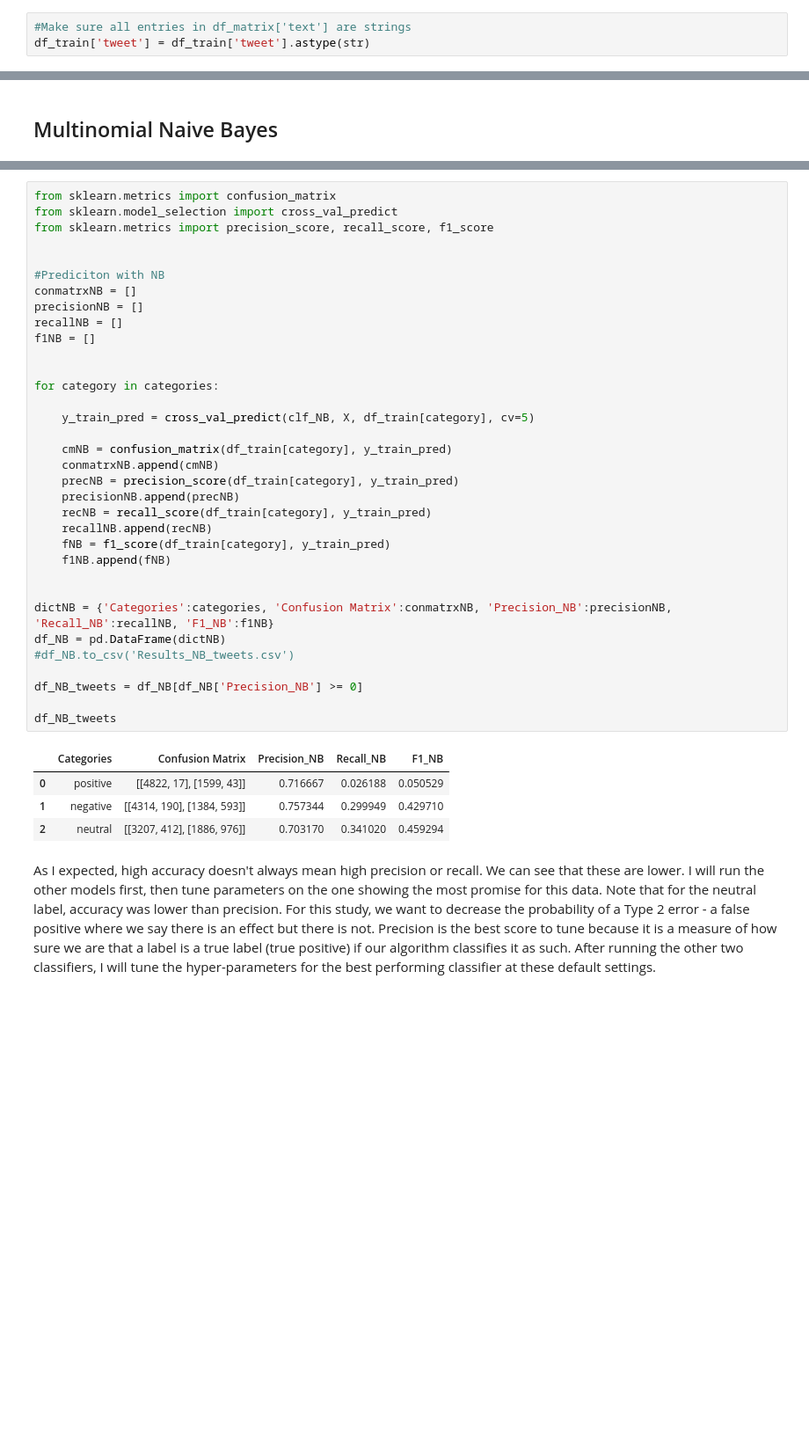
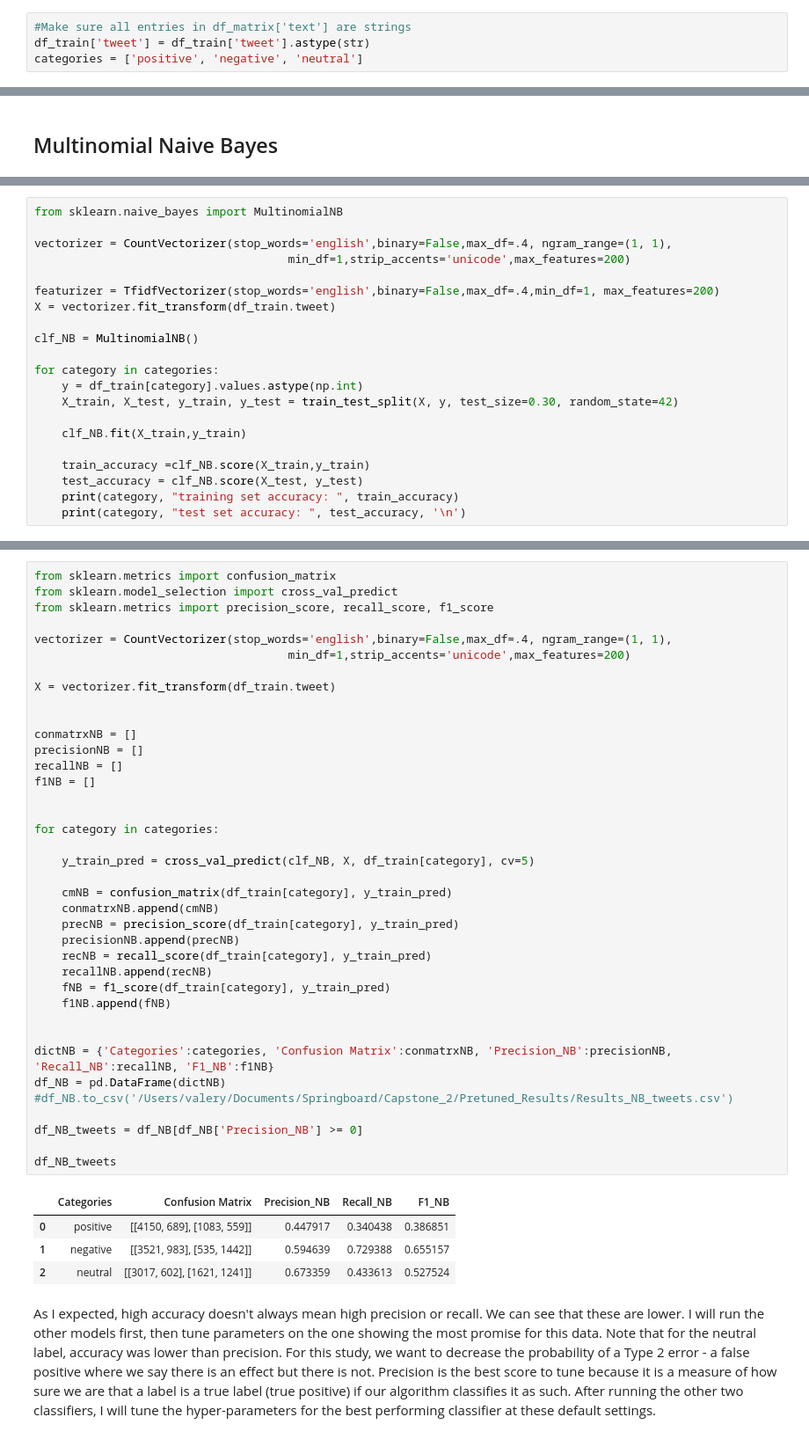
Before and after one commit to ValeryLynn/National-Patterns-in-Race-Tweets, a Jupyter notebook: VLynn_racial_tweets_training.ipynb, the cells around one changed output, grey strips where cells are left out. Shown at 88% size. Drawn from its saved outputs; the diff is of its cells as text; blank space fills up the shorter version.

```diff
--- a/VLynn_racial_tweets_training.ipynb
+++ b/VLynn_racial_tweets_training.ipynb
@@ -76,3 +85,4 @@ Index(['tweetidg', 'tweet', 'positive', 'negative', 'neutral'], dtype='object')
 # %%
 #Make sure all entries in df_matrix['text'] are strings
 df_train['tweet'] = df_train['tweet'].astype(str)
+categories = ['positive', 'negative', 'neutral']
@@ -174,0 +102,21 @@ Neutral - test set accuracy:  0.6519280205655527
+# %%
+from sklearn.naive_bayes import MultinomialNB
+
+vectorizer = CountVectorizer(stop_words='english',binary=False,max_df=.4, ngram_range=(1, 1),
+                                     min_df=1,strip_accents='unicode',max_features=200)
+
+featurizer = TfidfVectorizer(stop_words='english',binary=False,max_df=.4,min_df=1, max_features=200)
+X = vectorizer.fit_transform(df_train.tweet)
+
+clf_NB = MultinomialNB()
+
+for category in categories:
+    y = df_train[category].values.astype(np.int)
+    X_train, X_test, y_train, y_test = train_test_split(X, y, test_size=0.30, random_state=42)
+
+    clf_NB.fit(X_train,y_train)
+
+    train_accuracy =clf_NB.score(X_train,y_train)
+    test_accuracy = clf_NB.score(X_test, y_test)
+    print(category, "training set accuracy: ", train_accuracy)
+    print(category, "test set accuracy: ", test_accuracy, '\n')
@@ -179,39 +136,43 @@ from sklearn.metrics import confusion_matrix
 from sklearn.model_selection import cross_val_predict
 from sklearn.metrics import precision_score, recall_score, f1_score
 
+vectorizer = CountVectorizer(stop_words='english',binary=False,max_df=.4, ngram_range=(1, 1),
+                                     min_df=1,strip_accents='unicode',max_features=200)
 
-#Prediciton with NB
+X = vectorizer.fit_transform(df_train.tweet)
+
+
 conmatrxNB = []
 precisionNB = []
 recallNB = []
 f1NB = []
 
 
 for category in categories:
 
     y_train_pred = cross_val_predict(clf_NB, X, df_train[category], cv=5)
 
     cmNB = confusion_matrix(df_train[category], y_train_pred)
     conmatrxNB.append(cmNB)
     precNB = precision_score(df_train[category], y_train_pred)
     precisionNB.append(precNB)
     recNB = recall_score(df_train[category], y_train_pred)
     recallNB.append(recNB)
     fNB = f1_score(df_train[category], y_train_pred)
     f1NB.append(fNB)
 
 
 dictNB = {'Categories':categories, 'Confusion Matrix':conmatrxNB, 'Precision_NB':precisionNB, 'Recall_NB':recallNB, 'F1_NB':f1NB}
 df_NB = pd.DataFrame(dictNB)
-#df_NB.to_csv('Results_NB_tweets.csv')
+#df_NB.to_csv('/Users/valery/Documents/Springboard/Capstone_2/Pretuned_Results/Results_NB_tweets.csv')
 
 df_NB_tweets = df_NB[df_NB['Precision_NB'] >= 0]
 
 df_NB_tweets
 # %% [output]
 |  | Categories | Confusion Matrix | Precision_NB | Recall_NB | F1_NB |
-| 0 | positive | [[4822, 17], [1599, 43]] | 0.716667 | 0.026188 | 0.050529 |
-| 1 | negative | [[4314, 190], [1384, 593]] | 0.757344 | 0.299949 | 0.429710 |
-| 2 | neutral | [[3207, 412], [1886, 976]] | 0.703170 | 0.341020 | 0.459294 |
+| 0 | positive | [[4150, 689], [1083, 559]] | 0.447917 | 0.340438 | 0.386851 |
+| 1 | negative | [[3521, 983], [535, 1442]] | 0.594639 | 0.729388 | 0.655157 |
+| 2 | neutral | [[3017, 602], [1621, 1241]] | 0.673359 | 0.433613 | 0.527524 |
 # %% [markdown]
 As I expected, high accuracy doesn't always mean high precision or recall. We can see that these are lower. I will run the other models first, then tune parameters on the one showing the most promise for this data. Note that for the neutral label, accuracy was lower than precision. For this study, we want to decrease the probability of a Type 2 error - a false positive where we say there is an effect but there is not. Precision is the best score to tune because it is a measure of how sure we are that a label is a true label (true positive) if our algorithm classifies it as such. After running the other two classifiers, I will tune the hyper-parameters for the best performing classifier at these default settings.
```
Also changed, not shown: parts of 53 cells of this notebook.
